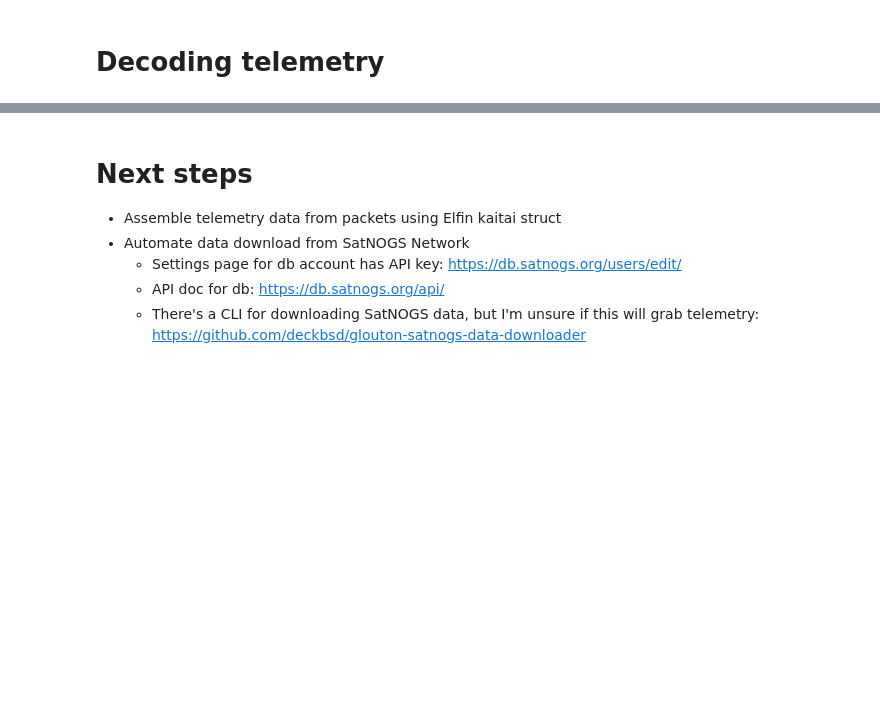
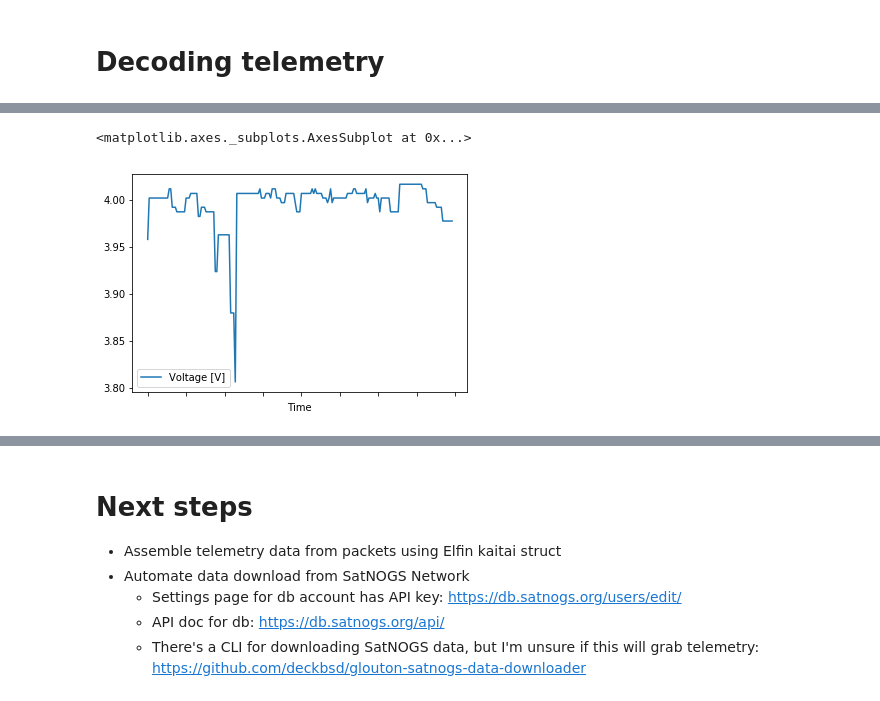
Before and after one commit to geugenm/polaris, a Jupyter notebook: parser.ipynb, the cells around one changed output, grey strips where cells are left out. Drawn from its saved outputs; the diff is of its cells as text; code cells hidden in the pictures; blank space fills up the shorter version.

```diff
--- a/parser.ipynb
+++ b/parser.ipynb
@@ -131,0 +130,12 @@ df_data.plot(x='Time', y='Temp [ºC]')
+# %%
+df_data['Voltage [V]'] = 0
+
+for index, beacon in df_data[:].iterrows():
+    d = beacon.pkt.elfin_hskp_pwr1_bat_mon_1_volt_reg
+    d = (d / 32.0) * 4.88 / 1000
+    df_data.loc[index, 'Voltage [V]'] = d
+
+df_data.plot(x='Time', y='Voltage [V]')
+# %% [output]
+<matplotlib.axes._subplots.AxesSubplot at 0x...>
+[figure, added]
```
Also changed, not shown: parts of 3 cells of this notebook.
